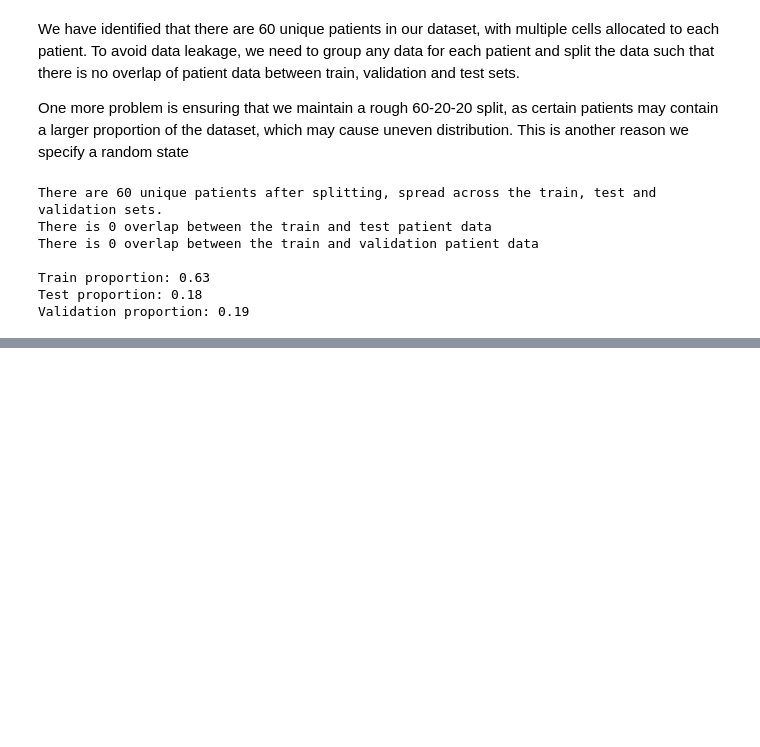
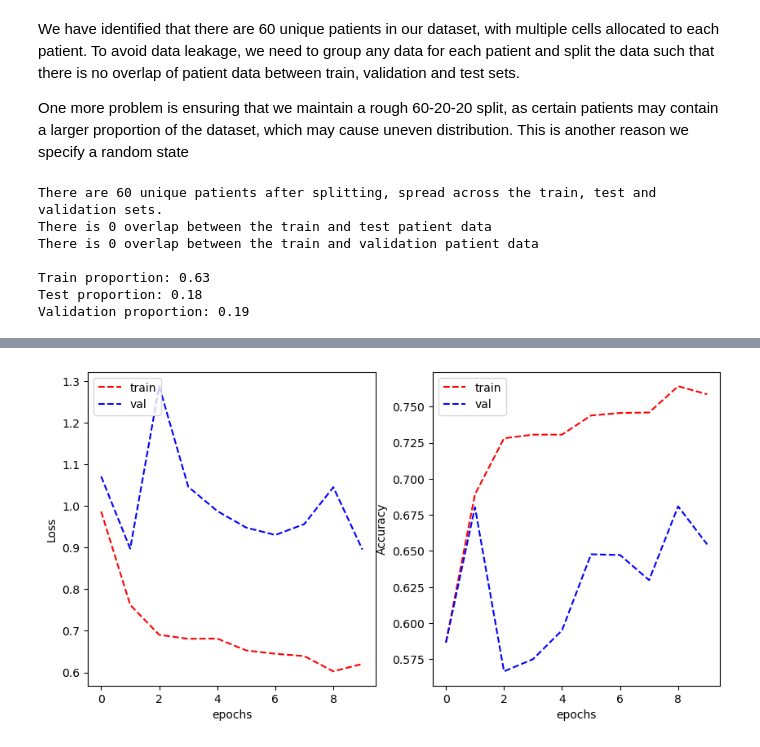
Before and after one commit to Keen2Kode/Machine-Learning, a Jupyter notebook: assignment_2.ipynb, the cells around one changed output, grey strips where cells are left out. Drawn from its saved outputs; the diff is of its cells as text; code cells hidden in the pictures; blank space fills up the shorter version.

```diff
--- a/assignment_2.ipynb
+++ b/assignment_2.ipynb
@@ -215,0 +338,6 @@ Eval metrics: Weighted average F1-score, Multi-class AUC, Epithelial Precision (
+# %%
+# the paper starts with learning rate of
+sgd = tf.keras.optimizers.SGD(decay=0.0005, momentum=0.9)
+baseline = softmax_CNN(input_shape=(27,27,1), optimizer='SGD')
+baseline.summary()
+baseline.fit(train_generator, epochs=10, validation_data=val_generator)
@@ -215,0 +367,11 @@ Eval metrics: Weighted average F1-score, Multi-class AUC, Epithelial Precision (
+# %%
+# the input shape will now take all 3 RGB channels
+# no need to manually anneal learning rate, use ADAM
+improved_CNN = softmax_CNN(input_shape=(27,27,3), optimizer='adam')
+history = improved_CNN.fit(train_generator, epochs=20, validation_data=val_generator)
+
+# data augmentation bit
+# train_datagen = ImageDataGenerator(rescale=1./255, data_format='channels_last',
+#                                   rotation_range=15, width_shift_range=0.2,
+#                                   height_shift_range=0.2)
+# val_datagen = ImageDataGenerator(rescale=1./255, data_format='channels_last')
@@ -215,0 +396,22 @@ Eval metrics: Weighted average F1-score, Multi-class AUC, Epithelial Precision (
+# %%
+# sourced from Week 10 demo
+def train_val_accuracy(history):
+    plt.figure(figsize=(10,5))
+    plt.subplot(1,2,1)
+    plt.plot(history.history['loss'], 'r--')
+    plt.plot(history.history['val_loss'], 'b--')
+    plt.xlabel("epochs")
+    plt.ylabel("Loss")
+    plt.legend(['train', 'val'], loc='upper left')
+
+    plt.subplot(1,2,2)
+    plt.plot(history.history['categorical_accuracy'], 'r--')
+    plt.plot(history.history['val_categorical_accuracy'], 'b--')
+    plt.xlabel("epochs")
+    plt.ylabel("Accuracy")
+    plt.legend(['train', 'val'], loc='upper left')
+    plt.show()
+# %%
+train_val_accuracy(history)
+# %% [output]
+[figure, added]
```
Also changed, not shown: parts of 19 cells of this notebook.
